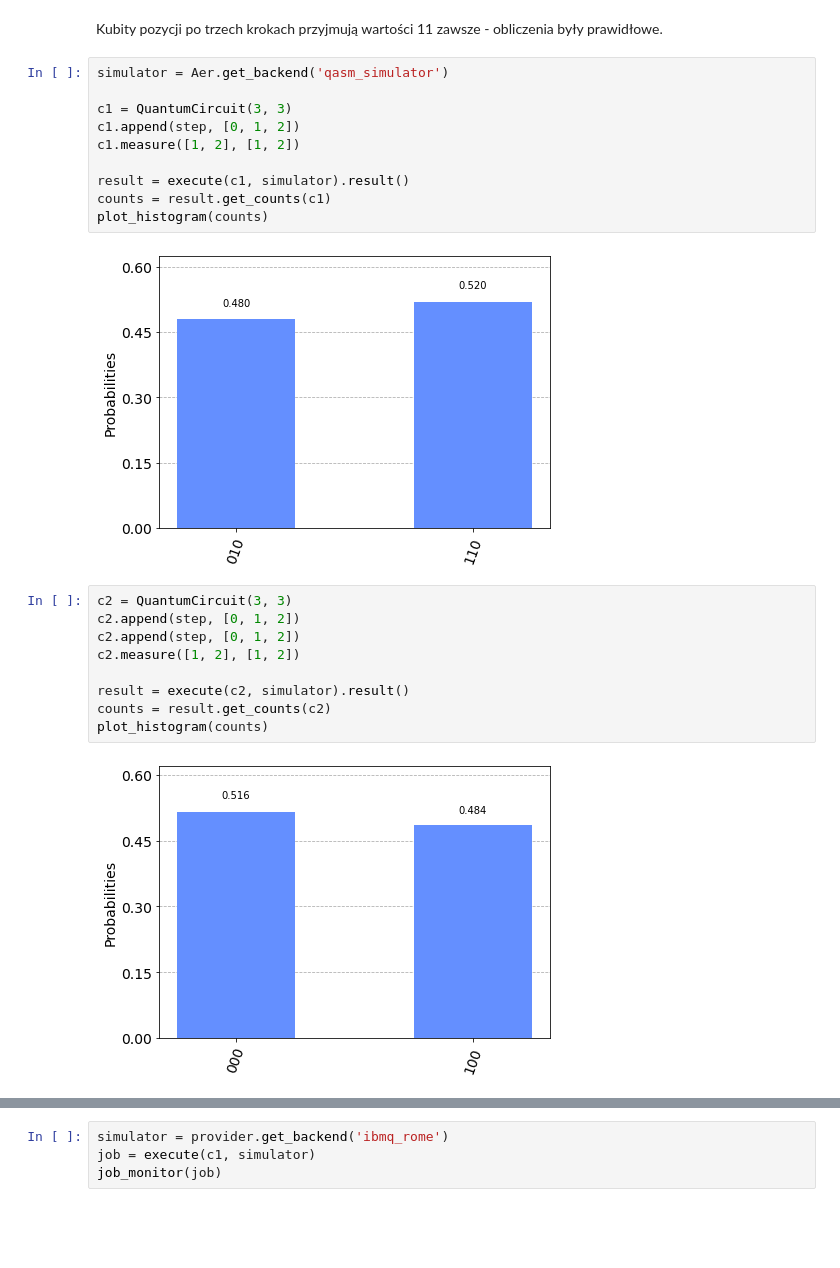
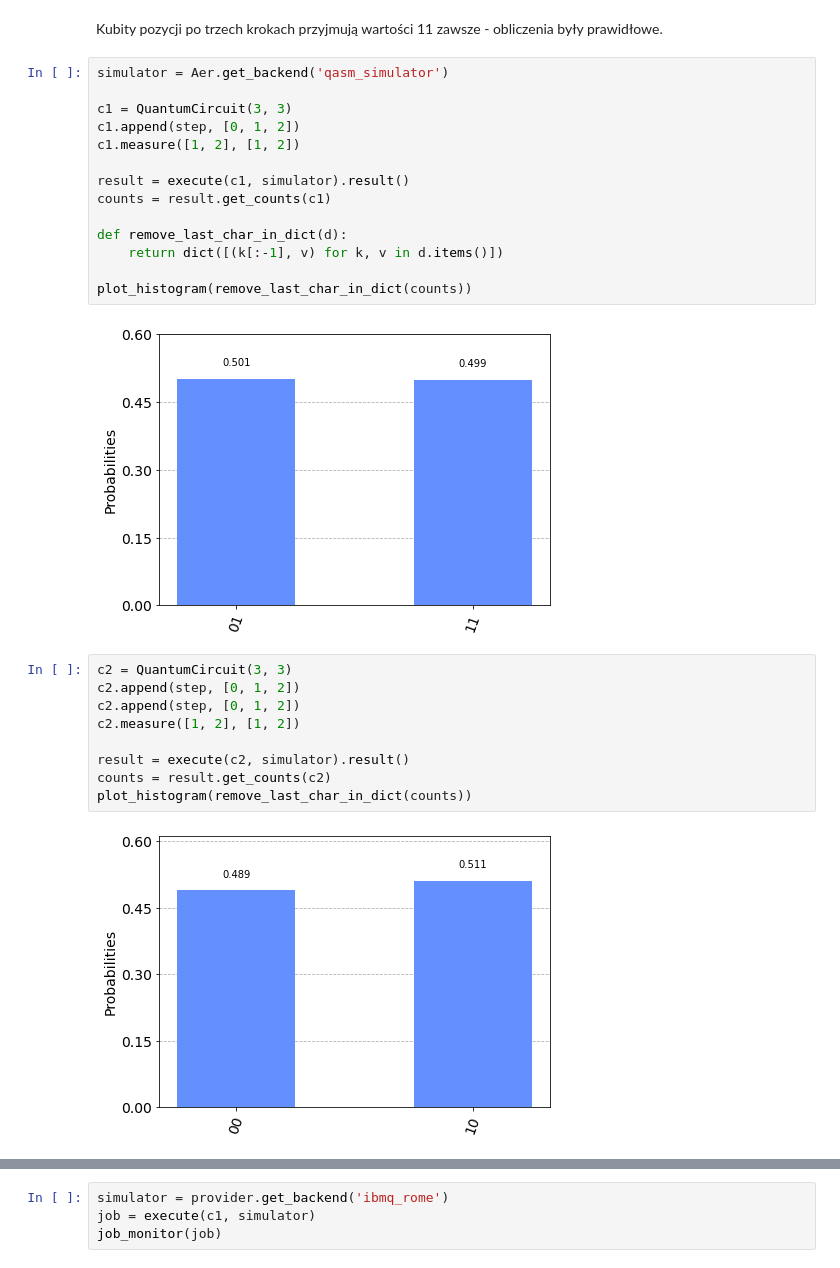
Before and after one commit to goralczyk/mmik, a Jupyter notebook: MMIK_lab5.ipynb, the cells around one changed output, grey strips where cells are left out. Drawn from its saved outputs; the diff is of its cells as text; blank space fills up the shorter version.

```diff
--- a/MMIK_lab5.ipynb
+++ b/MMIK_lab5.ipynb
@@ -51,15 +49,19 @@ Kubity pozycji po trzech krokach przyjmują wartości 11 zawsze - obliczenia by
 # %%
 simulator = Aer.get_backend('qasm_simulator')
 
 c1 = QuantumCircuit(3, 3)
 c1.append(step, [0, 1, 2])
 c1.measure([1, 2], [1, 2])
 
 result = execute(c1, simulator).result()
 counts = result.get_counts(c1)
-plot_histogram(counts)
+
+def remove_last_char_in_dict(d):
+    return dict([(k[:-1], v) for k, v in d.items()])
+
+plot_histogram(remove_last_char_in_dict(counts))
 # %% [output]
-[figure, old version]
+[figure, new version]
 # %%
 c2 = QuantumCircuit(3, 3)
 c2.append(step, [0, 1, 2])
@@ -68,9 +70,9 @@ c2.measure([1, 2], [1, 2])
 
 result = execute(c2, simulator).result()
 counts = result.get_counts(c2)
-plot_histogram(counts)
+plot_histogram(remove_last_char_in_dict(counts))
 # %% [output]
-[figure, old version]
+[figure, new version]
 # %%
 c3 = QuantumCircuit(3, 3)
 c3.append(step, [0, 1, 2])
```
Also changed, not shown: parts of 7 cells of this notebook.
